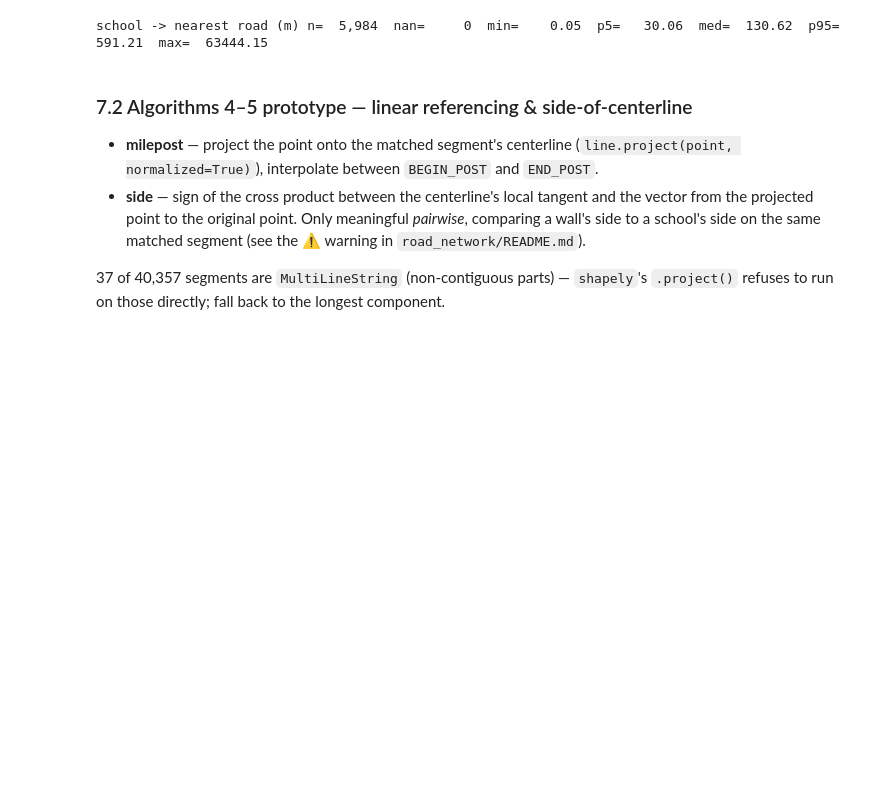
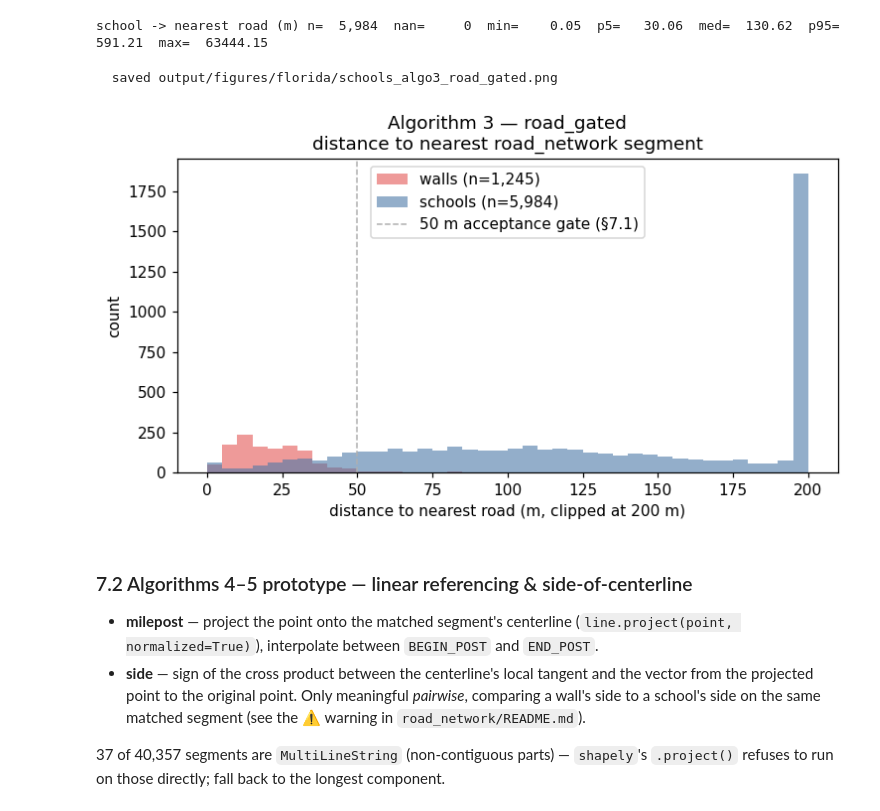
Before and after one commit to felixschulz385/noise-pollution, a Jupyter notebook: src/experiments/florida/schools.ipynb, the cells around one changed output. Drawn from its saved outputs; the diff is of its cells as text; code cells hidden in the pictures; blank space fills up the shorter version.

```diff
--- a/src/experiments/florida/schools.ipynb
+++ b/src/experiments/florida/schools.ipynb
@@ -387,6 +412,21 @@ sj["school_pt"] = placed["geometry"].to_numpy()
 describe_num(sj["dist_m"], "school -> nearest road (m)")
 # %% [output]
 school -> nearest road (m) n=  5,984  nan=     0  min=    0.05  p5=   30.06  med=  130.62  p95=   591.21  max=  63444.15
+# %%
+# Algorithm 3 (road_gated): distance from wall / school to the nearest road_network segment.
+fig, ax = plt.subplots(figsize=(7, 4))
+bins = np.linspace(0, 200, 41)
+ax.hist(wj["dist_m"].clip(upper=200), bins=bins, alpha=0.6, color=RED, label=f"walls (n={len(wj):,})")
+ax.hist(sj["dist_m"].clip(upper=200), bins=bins, alpha=0.6, color=BLUE, label=f"schools (n={len(sj):,})")
+ax.axvline(50, color=GREY, ls="--", lw=1, label="50 m acceptance gate (§7.1)")
+ax.set(title="Algorithm 3 — road_gated\ndistance to nearest road_network segment",
+       xlabel="distance to nearest road (m, clipped at 200 m)", ylabel="count")
+ax.legend()
+fig.tight_layout()
+savefig(fig, "schools_algo3_road_gated.png")
+# %% [output]
+  saved output/figures/florida/schools_algo3_road_gated.png
+[figure, added]
 # %% [markdown]
 ### 7.2 Algorithms 4–5 prototype — linear referencing & side-of-centerline
 
```
Also changed, not shown: parts of 5 cells of this notebook, 5 other files.
